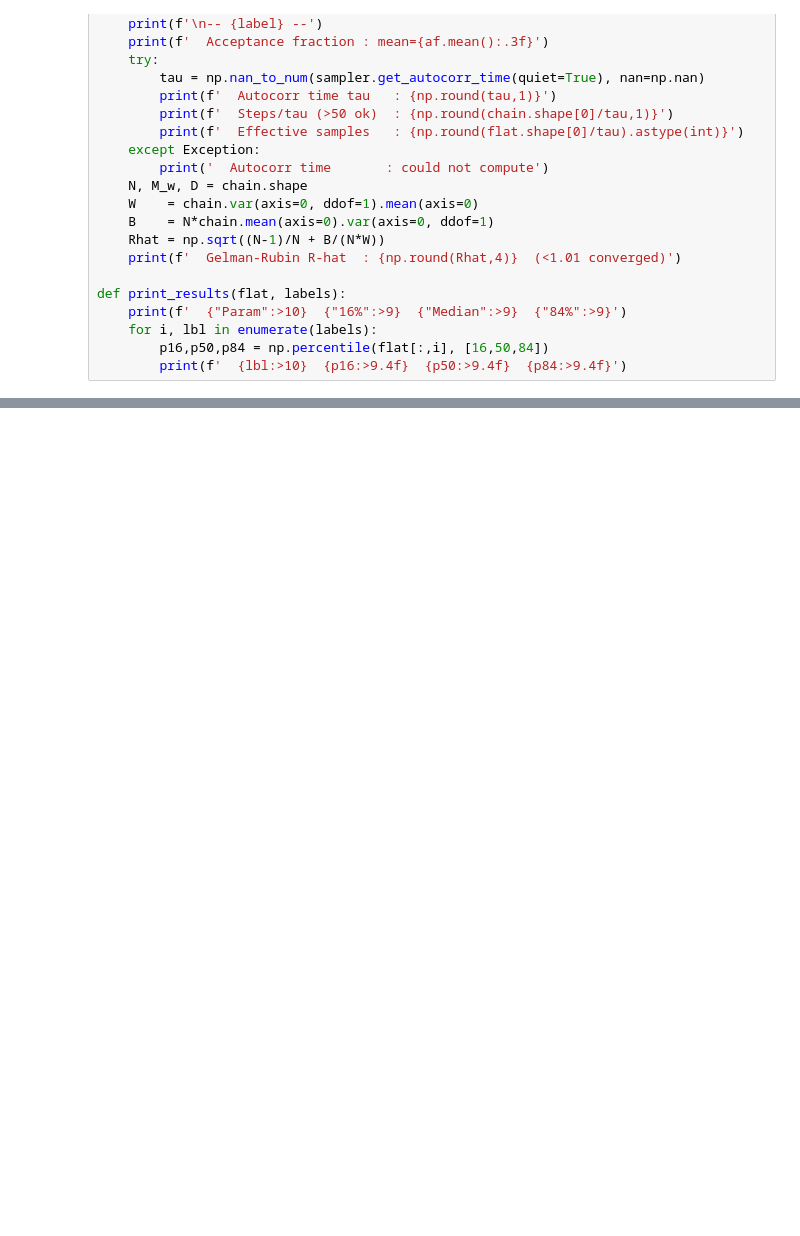
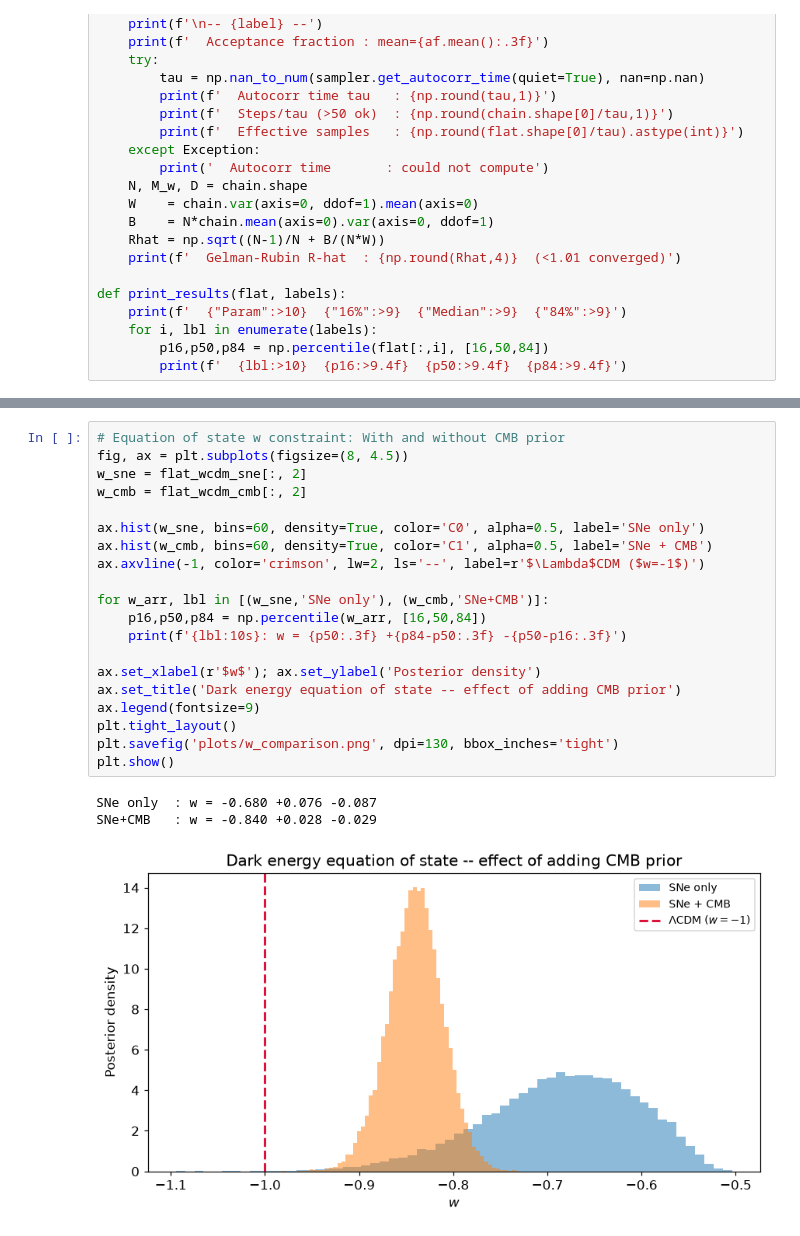
Before and after one commit to edwphysics/advanced_lab, a Jupyter notebook: final_project/project_run.ipynb, the cells around one changed output, grey strips where cells are left out. Cells and saved outputs as stored; diff of their text form; blank space fills up the shorter version.

```diff
--- a/final_project/project_run.ipynb
+++ b/final_project/project_run.ipynb
@@ -199,0 +431,24 @@ def print_results(flat, labels):
+# %%
+# Equation of state w constraint: With and without CMB prior
+fig, ax = plt.subplots(figsize=(8, 4.5))
+w_sne = flat_wcdm_sne[:, 2]
+w_cmb = flat_wcdm_cmb[:, 2]
+
+ax.hist(w_sne, bins=60, density=True, color='C0', alpha=0.5, label='SNe only')
+ax.hist(w_cmb, bins=60, density=True, color='C1', alpha=0.5, label='SNe + CMB')
+ax.axvline(-1, color='crimson', lw=2, ls='--', label=r'$\Lambda$CDM ($w=-1$)')
+
+for w_arr, lbl in [(w_sne,'SNe only'), (w_cmb,'SNe+CMB')]:
+    p16,p50,p84 = np.percentile(w_arr, [16,50,84])
+    print(f'{lbl:10s}: w = {p50:.3f} +{p84-p50:.3f} -{p50-p16:.3f}')
+
+ax.set_xlabel(r'$w$'); ax.set_ylabel('Posterior density')
+ax.set_title('Dark energy equation of state -- effect of adding CMB prior')
+ax.legend(fontsize=9)
+plt.tight_layout()
+plt.savefig('plots/w_comparison.png', dpi=130, bbox_inches='tight')
+plt.show()
+# %% [output]
+SNe only  : w = -0.680 +0.076 -0.087
+SNe+CMB   : w = -0.840 +0.028 -0.029
+[figure, added]
```
Also changed, not shown: parts of 13 cells of this notebook, 8 other files.
